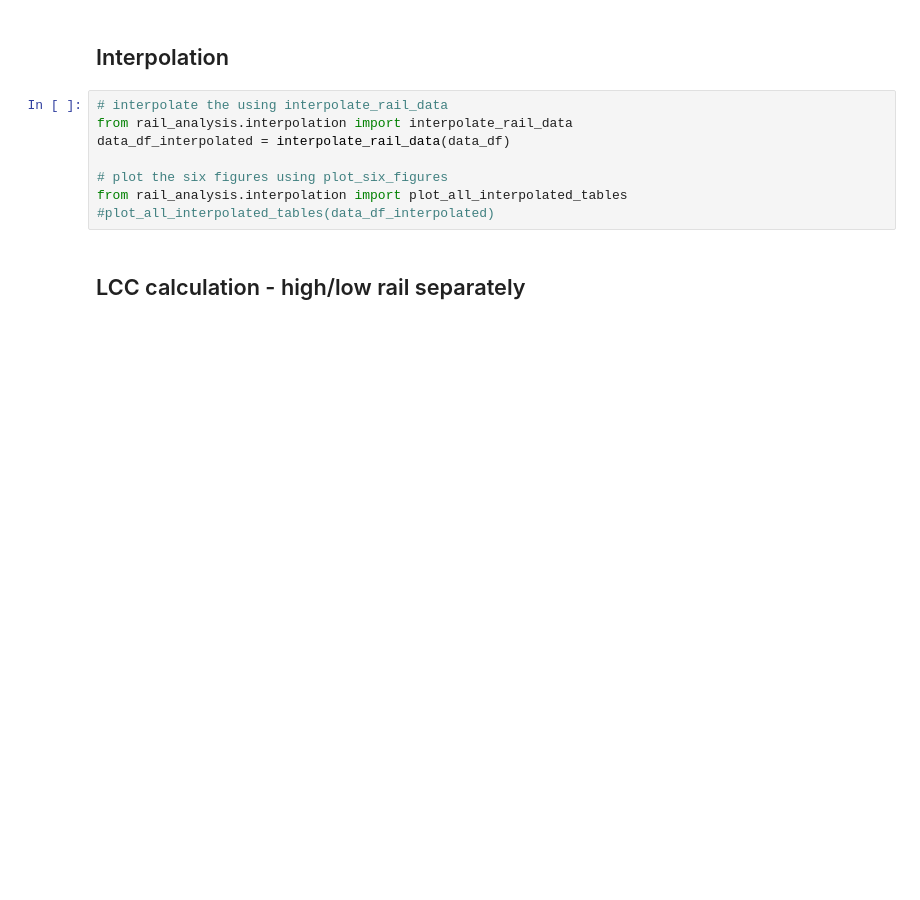
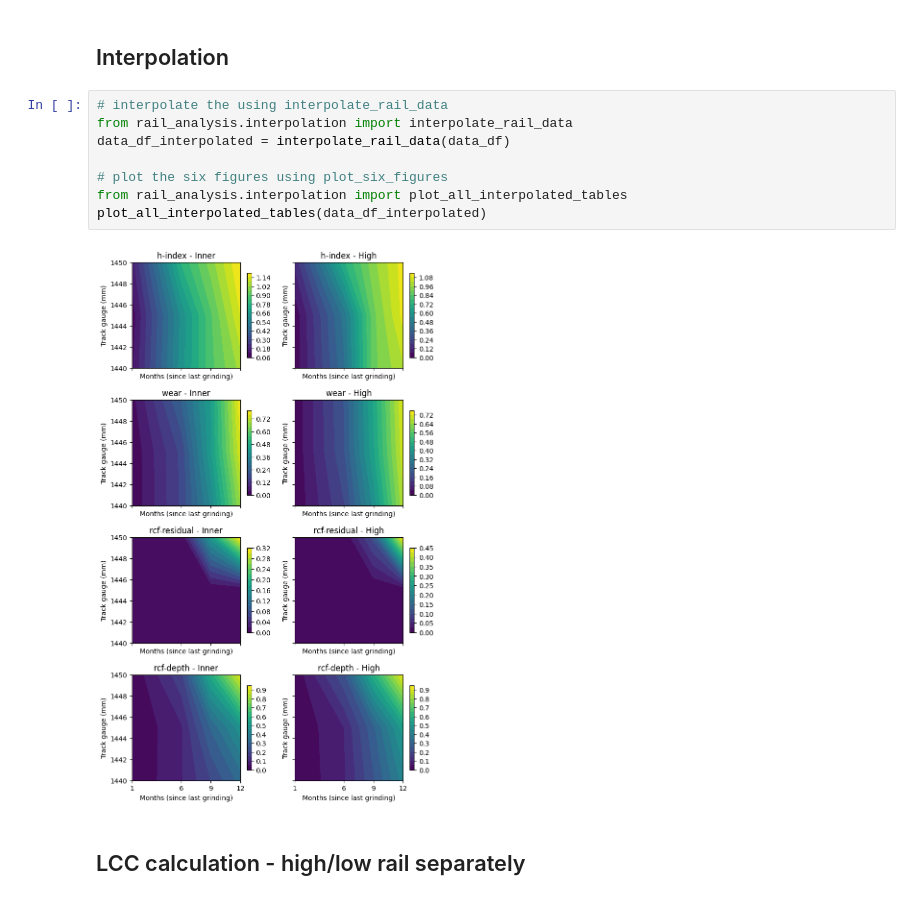
Before and after one commit to abdeaitali/rurut, a Jupyter notebook: LCC/rals_livslangd_python/notebooks/notebook_LCC_rail_single.ipynb, the cells around one changed output. Cells and saved outputs as stored; diff of their text form; blank space fills up the shorter version.

```diff
--- a/LCC/rals_livslangd_python/notebooks/notebook_LCC_rail_single.ipynb
+++ b/LCC/rals_livslangd_python/notebooks/notebook_LCC_rail_single.ipynb
@@ -30,11 +30,13 @@ data_df = read_input_data(file_path)
 # %%
 # interpolate the using interpolate_rail_data
 from rail_analysis.interpolation import interpolate_rail_data
 data_df_interpolated = interpolate_rail_data(data_df)
 
 # plot the six figures using plot_six_figures
 from rail_analysis.interpolation import plot_all_interpolated_tables
-#plot_all_interpolated_tables(data_df_interpolated)
+plot_all_interpolated_tables(data_df_interpolated)
+# %% [output]
+[figure, added]
 # %% [markdown]
 ## LCC calculation - high/low rail separately
 # %%
```
Also changed, not shown: parts of 7 cells of this notebook, 12 other files.
